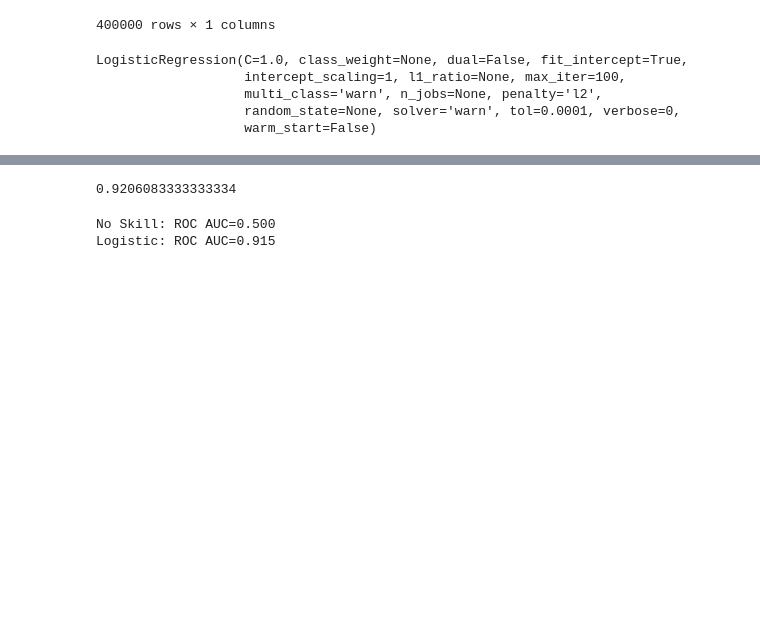
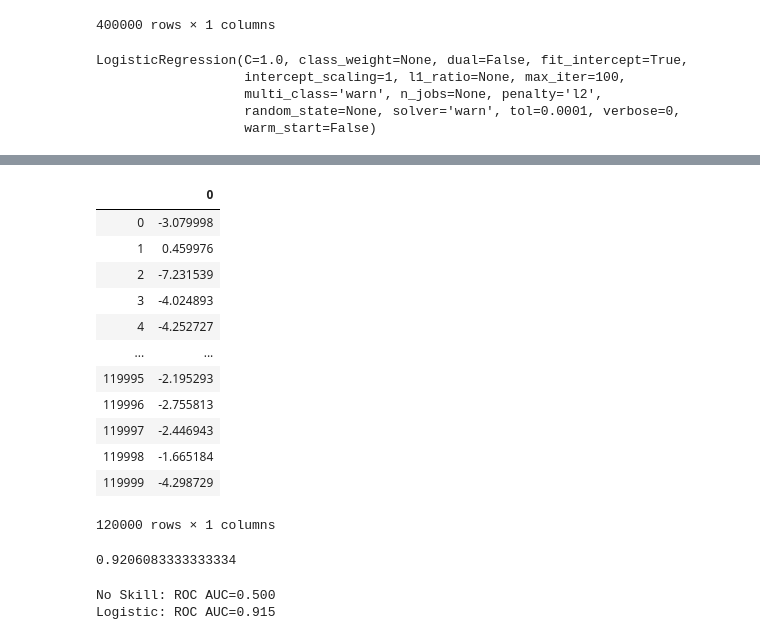
Before and after one commit to jjschueder/7331DataMiningNotebooks, a Jupyter notebook: Live Assignment 1/Logistic example with alcohol.ipynb, the cells around one changed output, grey strips where cells are left out. Drawn from its saved outputs; the diff is of its cells as text; code cells hidden in the pictures; blank space fills up the shorter version.

```diff
--- a/Live Assignment 1/Logistic example with alcohol.ipynb
+++ b/Live Assignment 1/Logistic example with alcohol.ipynb
@@ -143,3 +162,20 @@ predictions = logisticRegr.predict(X_test)
+# %%
+decfunct = pd.DataFrame(logisticRegr.decision_function(X_test))
+decfunct
+# %% [output]
+|  | 0 |
+| 0 | -3.079998 |
+| 1 | 0.459976 |
+| 2 | -7.231539 |
+| 3 | -4.024893 |
+| 4 | -4.252727 |
+| ... | ... |
+| 119995 | -2.195293 |
+| 119996 | -2.755813 |
+| 119997 | -2.446943 |
+| 119998 | -1.665184 |
+| 119999 | -4.298729 |
+120000 rows × 1 columns
 # %%
 # Use score method to get accuracy of model
 score = logisticRegr.score(X_test, y_test)
```
Also changed, not shown: parts of 1 cell of this notebook.
